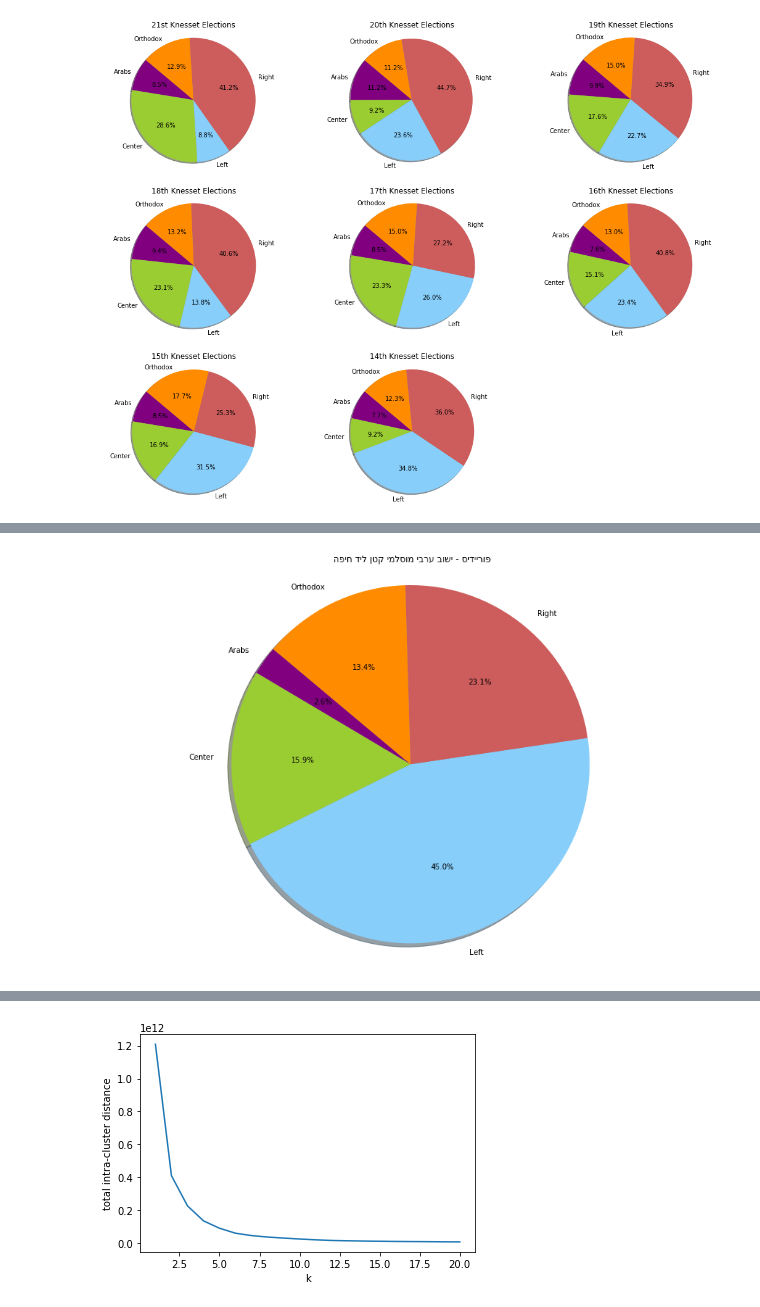
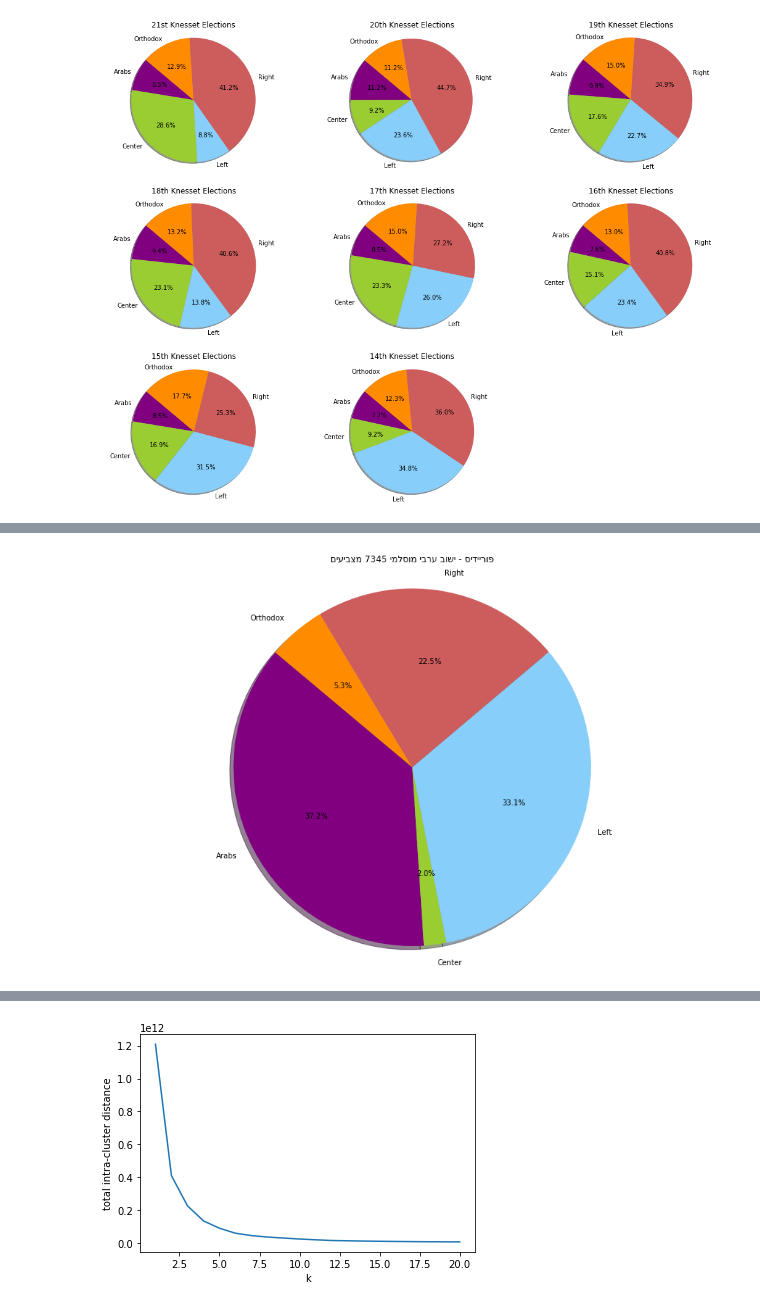
Before and after one commit to alexeyvasy/knesset-elections, a Jupyter notebook: Knesset Elections - Final Project.ipynb, the cells around one changed output, grey strips where cells are left out. Saved outputs shown, nothing was run; the diff lists cells and outputs as text; code cells hidden in the pictures.

```diff
--- a/Knesset Elections - Final Project.ipynb
+++ b/Knesset Elections - Final Project.ipynb
@@ -10,5 +15,5 @@ Loading and cleaning the Elections data into 8 different Dataframes:
 # %%
-knesset21elections = pd.read_excel(r"Knesset Elections/-21-.xlsx")
+knesset21elections = pd.read_excel(r"Knesset Elections\-21-.xlsx")
 knesset21elections = knesset21elections.drop("מספר קלפי", axis=1)
 knesset21elections = knesset21elections.groupby(by=["שם ישוב","סמל ישוב" ], axis=0).sum()
 
@@ -157,33 +148,0 @@ ahuzey_hatzbaa21
-# %%
-
-#=============  21 ====================
-
-knesset21elections = divideParties_into5classess(knesset21elections)
-
-#=============  20 ====================
-
-knesset20elections = divideParties_into5classess(knesset20elections)
-
-#============= 19 ===========================
-
-knesset19elections = divideParties_into5classess(knesset19elections)
-
-#============= 18 ===========================
-
-knesset18elections = divideParties_into5classess(knesset18elections)
-
-#============= 17 ===========================
-
-knesset17elections = divideParties_into5classess(knesset17elections)
-
-#============= 16 ===========================
-
-knesset16elections = divideParties_into5classess(knesset16elections)
-
-#============= 15 ===========================
-
-knesset15elections = divideParties_into5classess(knesset15elections)
-
-#============= 14 ===========================
-
-knesset14elections = divideParties_into5classess(knesset14elections)
@@ -359,16 +383,18 @@ arab_settlements = knesset21elections[knesset21elections["Arabs"] / knesset21ele
 פקיעין (בוקייעה)     536         0.223104
 Length: 128, dtype: float64
 # %%
+last_8_elections = [knesset21elections, knesset20elections, knesset19elections, knesset18elections, knesset17elections, knesset16elections, knesset15elections, knesset14elections]
+
 fig = plt.figure(figsize=(15,10))
 
 ax3 = plt.subplot(1,1,1)
-sizes_arabs = classified_summed_votes_list(knesset15elections.loc["תל אביב-יפו"])
+sizes_arabs = classified_summed_votes_list(knesset21elections.loc["פוריידיס"])
 ax3.pie(sizes_arabs, labels=labels, colors=colors, autopct='%1.1f%%', shadow=True, startangle=140)
-title2 = "פוריידיס - ישוב ערבי מוסלמי קטן ליד חיפה"
+title2 = "פוריידיס - ישוב ערבי מוסלמי %d מצביעים" % int(knesset21elections.loc["פוריידיס"]["מצביעים"])
 ax3.set_title(title2[::-1])
 ax3.axis('equal')
 
 plt.show()
 # %% [output]
-[figure, old version]
+[figure, new version]
 # %%
```
Also changed, not shown: parts of 15 cells of this notebook.
